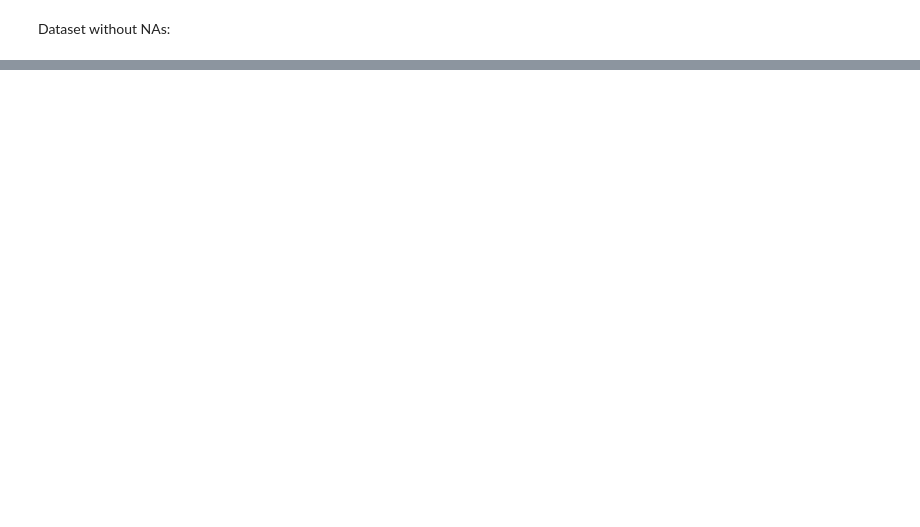
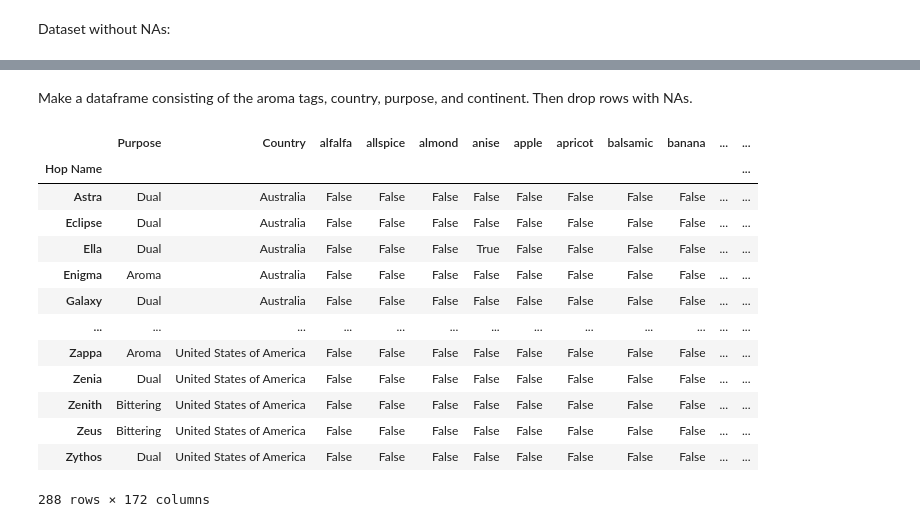
Before and after one commit to rc-9/Beer_Hops_Analysis, a Jupyter notebook: Visuals_Tomer.ipynb, the cells around one changed output, grey strips where cells are left out. Cells and saved outputs as stored; diff of their text form; code cells hidden in the pictures; blank space fills up the shorter version.

```diff
--- a/Visuals_Tomer.ipynb
+++ b/Visuals_Tomer.ipynb
@@ -6,0 +9,3 @@ import plotly.express as px
+# %%
+CLEAN_HOPS_PATH = './rc_clean_data/rc_cln_hops_brewvalues.csv'
+CLEAN_HOPS_PROFILE_PATH = './rc_clean_data/rc_cln_hops_profile.csv'
@@ -7,4 +14,3 @@ import plotly.express as px
 # %%
-hops_v = pd.read_csv('./rc_clean_data/rc_cln_hops_brewvalues.csv')
-hops_p = pd.read_csv('./rc_clean_data/rc_cln_hops_profile.csv')
-hops_p = hops_p.drop(['Hop Name'], axis=1)
+hops_v = pd.read_csv(CLEAN_HOPS_PATH, index_col='Hop Name')
+hops_p = pd.read_csv(CLEAN_HOPS_PROFILE_PATH, index_col='Hop Name')
@@ -205,0 +231,40 @@ for bar, angle, height, label, name in zip(bars, angles, heights, hops['Myrcene
+# %% [markdown]
+Make a dataframe consisting of the aroma tags, country, purpose, and continent. Then drop rows with NAs.
+# %%
+hops_tags = hops_p.copy()
+hops_tags['Continent'] = hops_tags['Country'].copy()
+hops_tags['Continent'].replace({
+    'Australia': 'Australia',
+    'Canada': 'N. America',
+    'China': 'Asia',
+    'Czech Republic': 'Europe',
+    'France': 'Europe',
+    'Germany': 'Europe',
+    'Japan': 'Asia',
+    'New Zealand': 'Australia',
+    'Poland': 'Europe',
+    'Slovenia': 'Europe',
+    'South Africa': 'Africa',
+    'Ukraine': 'Europe',
+    'United Kingdom': 'Europe',
+    'United States of America': 'N. America'},
+    inplace=True)
+
+hops_tags = hops_tags.dropna(axis=0)
+
+hops_tags
+# %% [output]
+|  | Purpose | Country | alfalfa | allspice | almond | anise | apple | apricot | balsamic | banana | ... | ... |
+| Hop Name |  |  |  |  |  |  |  |  |  |  |  | ... |
+| Astra | Dual | Australia | False | False | False | False | False | False | False | False | ... | ... |
+| Eclipse | Dual | Australia | False | False | False | False | False | False | False | False | ... | ... |
+| Ella | Dual | Australia | False | False | False | True | False | False | False | False | ... | ... |
+| Enigma | Aroma | Australia | False | False | False | False | False | False | False | False | ... | ... |
+| Galaxy | Dual | Australia | False | False | False | False | False | False | False | False | ... | ... |
+| ... | ... | ... | ... | ... | ... | ... | ... | ... | ... | ... | ... | ... |
+| Zappa | Aroma | United States of America | False | False | False | False | False | False | False | False | ... | ... |
+| Zenia | Dual | United States of America | False | False | False | False | False | False | False | False | ... | ... |
+| Zenith | Bittering | United States of America | False | False | False | False | False | False | False | False | ... | ... |
+| Zeus | Bittering | United States of America | False | False | False | False | False | False | False | False | ... | ... |
+| Zythos | Dual | United States of America | False | False | False | False | False | False | False | False | ... | ... |
+288 rows × 172 columns
```
Also changed, not shown: parts of 48 cells of this notebook.
